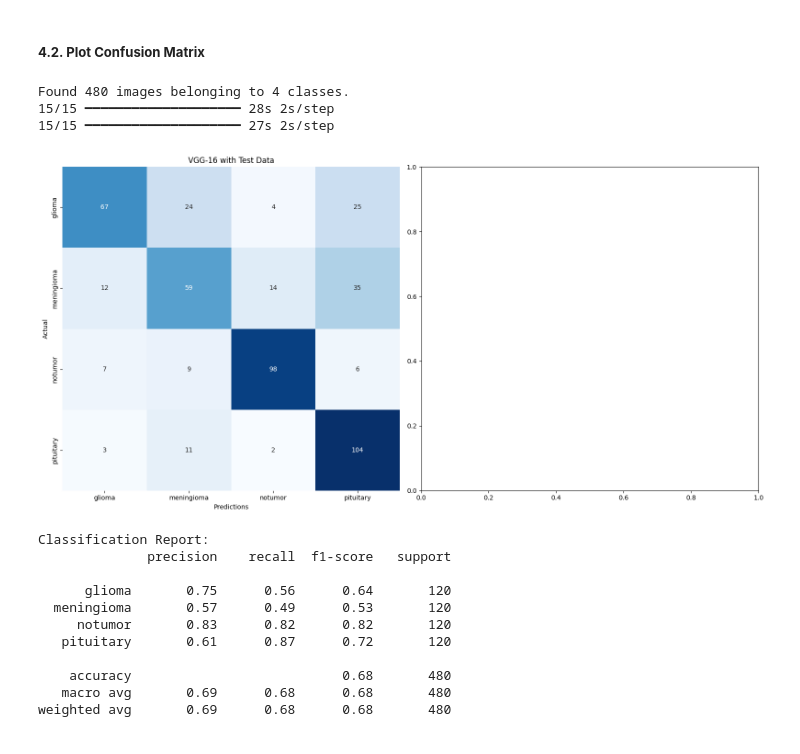
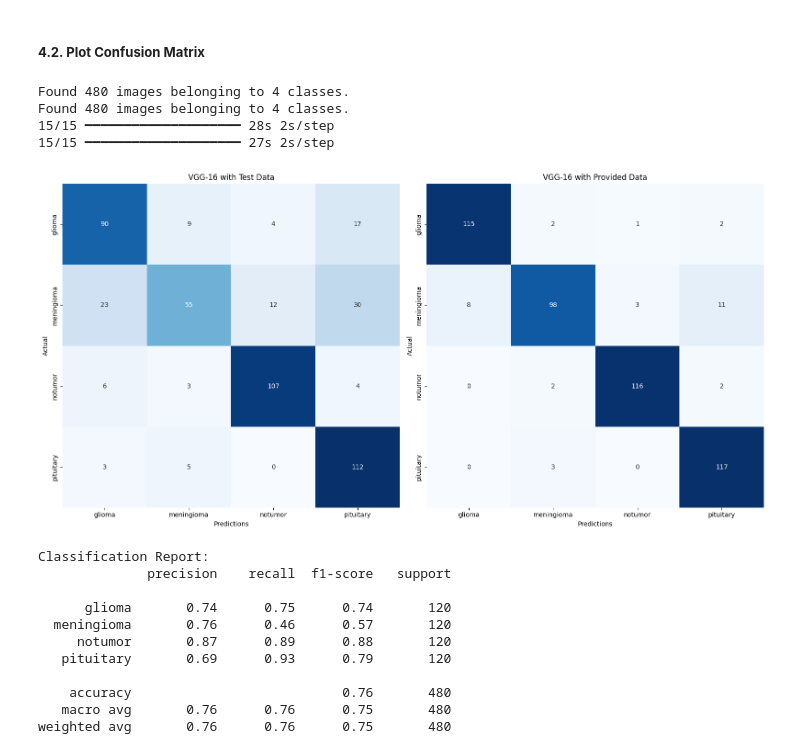
Before and after one commit to JustinLim19/csc3107-group26-p3-ml-brain-mri-classification, a Jupyter notebook: research/Frederick/vgg16.ipynb, the cells around one changed output. Drawn from its saved outputs; the diff is of its cells as text; code cells hidden in the pictures.

```diff
--- a/research/Frederick/vgg16.ipynb
+++ b/research/Frederick/vgg16.ipynb
@@ -383,71 +328,70 @@ test_generator = test_data_generator.flow_from_directory(
     shuffle=False
 )
 
-# test_generator = test_data_generator.flow_from_directory(
-#     test_dir,
-#     batch_size=32,
-#     class_mode='categorical',
-#     shuffle=False
-# )
+test_generator2 = test_data_generator.flow_from_directory(
+    data_dir,
+    target_size=(224, 224),
+    batch_size=32,
+    class_mode='categorical',
+    shuffle=False
+)
 
 saved_model = tf.keras.models.load_model('model_ckpt.model.keras')
-
-# # Evaluate the model on the test data
-# evaluation = saved_model.evaluate(test_generator, steps=len(test_generator))
-
-# # Print evaluation metrics
-# print("Test Accuracy:", evaluation[1])
-# print("Test Loss:", evaluation[0])
 
 # Get true labels
 true_labels = test_generator.classes
 
 # Predict labels
 saved_predictions = saved_model.predict(test_generator, verbose=1)
-predictions = model.predict(test_generator, verbose=1)
+saved_predictions2 = saved_model.predict(test_generator2, verbose=1)
 # %% [output]
+Found 480 images belonging to 4 classes.
 Found 480 images belonging to 4 classes.
 15/15 ━━━━━━━━━━━━━━━━━━━━ 28s 2s/step
 15/15 ━━━━━━━━━━━━━━━━━━━━ 27s 2s/step
 # %%
-predicted_labels = np.argmax(predictions, axis=1)
+predicted_labels = np.argmax(saved_predictions, axis=1)
+predicted_labels2 = np.argmax(saved_predictions2, axis=1)
 
 # Define a function to plot confusion matrix
 def plot_confusion_matrix(ax, true_labels, predicted_labels, title, labels=None):
     # Compute confusion matrix
     conf_matrix = confusion_matrix(true_labels, predicted_labels)
 
     # Display confusion matrix as a heatmap
     sns.heatmap(conf_matrix, annot=True, fmt='d', cmap='Blues', cbar=False, ax=ax)
     # Set labels for x and y axis
     if labels is not None:
         ax.set_xticklabels(labels)
         ax.set_yticklabels(labels)
     ax.set_xlabel('Predictions')
     ax.set_ylabel('Actual')
     ax.set_title(title)
 
 # Create subplots
 fig, axs = plt.subplots(1, 2, figsize=(16, 8))
 
 # Plot confusion matrix for Random Forest (Stratified)
 plot_confusion_matrix(axs[0], true_labels, predicted_labels, 'VGG-16 with Test Data', labels=test_generator.class_indices)
 
+plot_confusion_matrix(axs[1], true_labels, predicted_labels2, 'VGG-16 with Provided Data', labels=test_generator2.class_indices)
+
+
 plt.tight_layout()
 plt.show()
 
 print('\nClassification Report:')
 print(classification_report(true_labels, predicted_labels, target_names=test_generator.class_indices.keys()))
 # %% [output]
-[figure, old version]
+[figure, new version]
 Classification Report:
               precision    recall  f1-score   support
 
-      glioma       0.75      0.56      0.64       120
-  meningioma       0.57      0.49      0.53       120
-     notumor       0.83      0.82      0.82       120
-   pituitary       0.61      0.87      0.72       120
+      glioma       0.74      0.75      0.74       120
+  meningioma       0.76      0.46      0.57       120
+     notumor       0.87      0.89      0.88       120
+   pituitary       0.69      0.93      0.79       120
 
-    accuracy                           0.68       480
-   macro avg       0.69      0.68      0.68       480
-weighted avg       0.69      0.68      0.68       480
+    accuracy                           0.76       480
+   macro avg       0.76      0.76      0.75       480
+weighted avg       0.76      0.76      0.75       480
```
Also changed, not shown: parts of 8 cells of this notebook.
